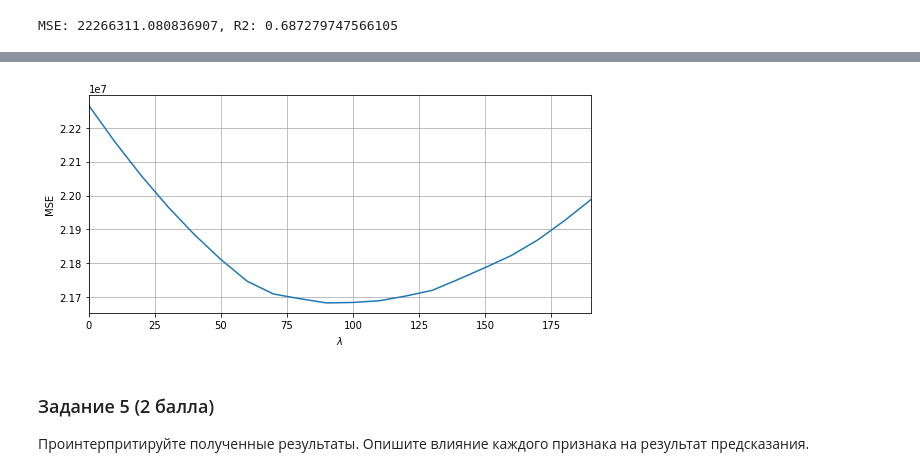
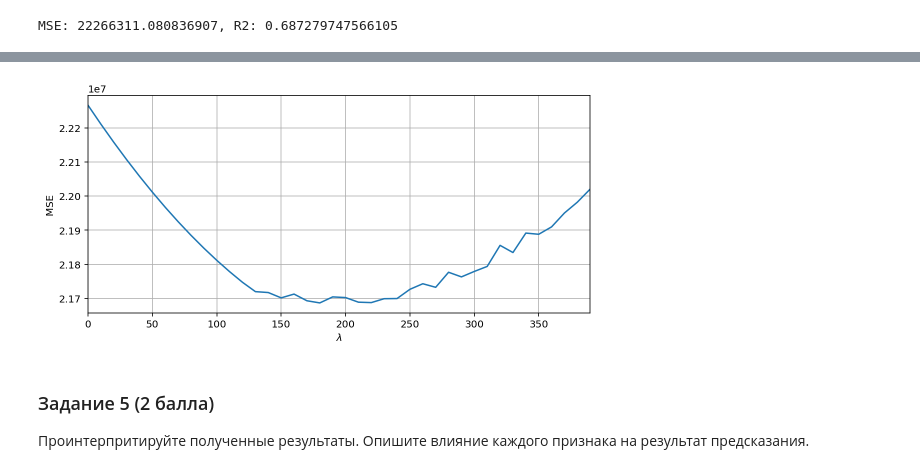
Before and after one commit to Howuhh/hse_machine_learning, a Jupyter notebook: hw3_ols_lasso/hw3_task.ipynb, the cells around one changed output, grey strips where cells are left out. Saved outputs shown, nothing was run; the diff lists cells and outputs as text; code cells hidden in the pictures.

Commit message:
lasso ols done

```diff
--- a/hw3_ols_lasso/hw3_task.ipynb
+++ b/hw3_ols_lasso/hw3_task.ipynb
@@ -54,9 +79,9 @@ def r2(y_true: np.ndarray, y_pred: np.ndarray):
 `predict(X)` - строит предсказание `y` для объектов из `X`.
 # %%
 class NormalLR:
-    def __init__(self, normalize=False, alpha=0.0):
+    def __init__(self, normalize=False, lambda_=0.0):
         self.normalize = normalize
-        self.alpha = alpha
+        self.lambda_ = lambda_
 
         self._w = None
 
@@ -69,7 +94,7 @@ class NormalLR:
             X = (X - self._mean) / self._std
         X = self._add_intercept(X)
 
-        X_inverse = np.linalg.inv(X.T @ X + self.alpha * np.identity(X.shape[1]))
+        X_inverse = np.linalg.inv(X.T @ X + self.lambda_ * np.identity(X.shape[1]))
         self._w = X_inverse @ X.T @ y
 
         return self
@@ -80,6 +105,12 @@ class NormalLR:
         X = self._add_intercept(X)
 
         return (X @ self._w.reshape(-1, 1)).ravel()
+
+    def __repr__(self):
+        params = [item for item in self.__dict__.items() if not item[0].startswith("_")]
+        params_str = [f'{item[0]}={item[1]}' for item in params]
+
+        return f"{self.__class__.__name__}({', '.join(params_str)})"
 # %%
 er_mse, er_r2 = [], []
 for _ in range(100):
@@ -105,16 +136,16 @@ R2: 0.9979238450664422 ± 0.0015494613019728467
 `predict(X)` - строит предсказание `y` для объектов из `X`.
 # %%
 class GradientLasso:
-    def __init__(self, alpha: float, normalize=False, tol=1e-8, iterations=10000, l=0.0):
+    def __init__(self, alpha: float, normalize=False, tol=1e-8, iterations=10000, lambda_=0.0):
         self.alpha = alpha
         self.normalize = normalize
 
-        self.l = l
+        self.lambda_ = lambda_
         self.tol = tol
         self.max_iter = iterations
 
     def _grad(self, X: np.ndarray, y: np.ndarray, w: np.ndarray) -> np.ndarray:
-        return (1 / y.shape[0]) * X.T @ (X @ w - y) + self.l * np.sign(w)
+        return (2 / y.shape[0]) * X.T @ (X @ w - y) + self.lambda_ * np.sign(w)
 
     def _add_intercept(self, X: np.ndarray) -> np.ndarray:
         return np.hstack([X, np.ones((X.shape[0], 1))])
@@ -130,14 +161,13 @@ class GradientLasso:
     def fit(self, X: np.ndarray, y: np.ndarray) -> 'GradientLasso':
         X, y = self._prep_data(X), y.reshape(-1, 1)
 
-#         self._w = np.random.uniform(size=(X.shape[1], 1))
         self._w = np.zeros((X.shape[1], 1))
 
         for _ in range(self.max_iter):
-            grad = self._grad(X, y, self._w)
-            self._w = self._w - self.alpha * grad
+            direction = self._grad(X, y, self._w)
+            self._w = self._w - self.alpha * direction
 
-            if grad.T @ grad <= self.tol:
+            if direction.T @ direction <= self.tol:
                 break
 
         return self
@@ -146,3 +176,9 @@ class GradientLasso:
         X = self._prep_data(X, fit=False)
 
         return (X @ self._w).ravel()
+
+    def __repr__(self):
+        params = [item for item in test_model.__dict__.items() if not item[0].startswith("_")]
+        params_str = [f'{item[0]}={item[1]}' for item in params]
+
+        return f"{self.__class__.__name__}({', '.join(params_str)})"
@@ -154,7 +200,7 @@ def build_plot(X_train, y_train, X_test, y_test, l_range=None):
     xs = np.arange(*l_range)
     errors = []
     for x in xs:
-        regr = GradientLasso(alpha=0.1, normalize=True, iterations=10000, l=x)
+        regr = GradientLasso(alpha=0.1, normalize=True, iterations=10000, lambda_=x)
         regr.fit(X_train, y_train)
         errors.append(mse(y_test, regr.predict(X_test)))
     plt.figure(figsize=(9, 4))
@@ -203,5 +258,5 @@ MSE: 22266311.080836907, R2: 0.687279747566105
 # %%
-model_lasso = GradientLasso(0.1, normalize=True, iterations=10000, l=100)
+model_lasso = GradientLasso(0.1, normalize=True, iterations=10000, lambda_=230.0)
 model_lasso.fit(X_train, y_train)
 y_pred = model_lasso.predict(X_test)
 print(f"MSE: {mse(y_test, y_pred)}, R2: {r2(y_test, y_pred)}")
@@ -210,7 +270,7 @@ MSE: 21684584.079713065, R2: 0.6954498397730546
 # %%
-build_plot(X_train, y_train, X_test, y_test, (0.0, 200, 10.0))
+build_plot(X_train, y_train, X_test, y_test, (0.0, 400, 10.0))
 # %% [output]
-[figure, old version]
+[figure, new version]
 # %% [markdown]
 ### Задание 5 (2 балла)
 Проинтерпритируйте полученные результаты. Опишите влияние каждого признака на результат предсказания.
```
Also changed, not shown: parts of 27 cells of this notebook.
